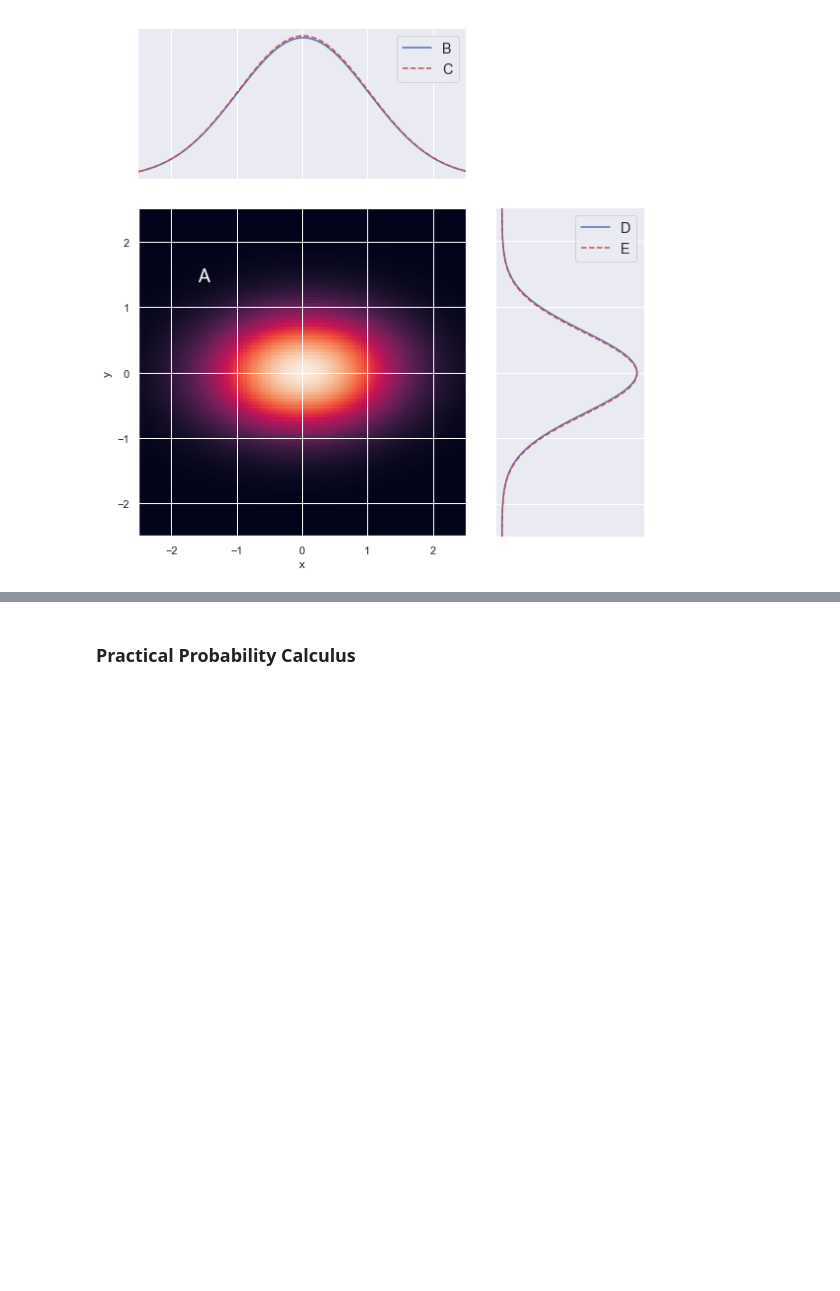
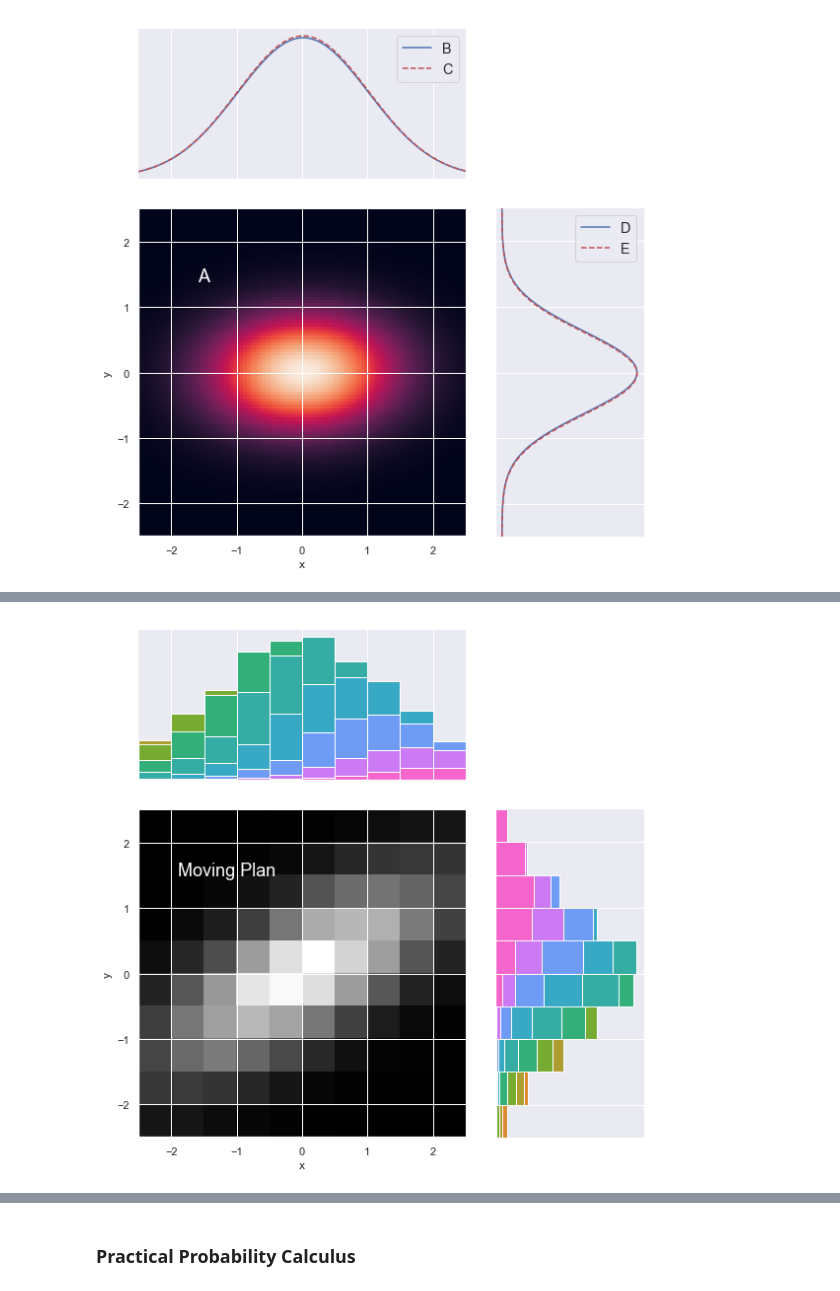
Before and after one commit to dkirkby/MachineLearningStatistics, a Jupyter notebook: notebooks/Probability.ipynb, the cells around one changed output, grey strips where cells are left out. Saved outputs shown, nothing was run; the diff lists cells and outputs as text; code cells hidden in the pictures; blank space fills up the shorter version.

```diff
--- a/notebooks/Probability.ipynb
+++ b/notebooks/Probability.ipynb
@@ -374,0 +392,20 @@ prob2d(gen.multivariate_normal([0,0], [[1,0],[0,0.4]], size=5000))
+# %%
+def earth_mover(XY, lim=(-2.5,+2.5), n=10):
+    edges = np.linspace(*lim, n + 1)
+    hist, _, _ = np.histogram2d(XY[:, 1], XY[:, 0], edges)
+    centers = 0.5 * (edges[1:] + edges[:-1])
+    import matplotlib.colors
+    cmap = matplotlib.colors.ListedColormap(
+        sns.color_palette("husl", n).as_hex())
+    data = pd.DataFrame(XY, columns=['x', 'y'])
+    g = sns.JointGrid('x', 'y', data, ratio=2, xlim=lim, ylim=lim, height=8)
+    g.ax_joint.imshow(hist, extent=lim+lim, origin='lower', interpolation='none', cmap='gray')
+    g.ax_joint.text(-1.9, 1.5, 'Moving Plan', color='w', fontsize=18)
+    for i in range(n):
+        g.ax_marg_x.hist(centers, edges, weights=hist[i, :], histtype='barstacked', color=cmap(i))
+        g.ax_marg_y.hist(centers, edges, weights=hist[:, i], histtype='barstacked', color=cmap(i),
+                         orientation='horizontal')
+
+earth_mover(gen.multivariate_normal([0,0], [[2,1],[1,1]], size=50000))
+# %% [output]
+[figure, added]
```
Also changed, not shown: parts of 3 cells of this notebook.
